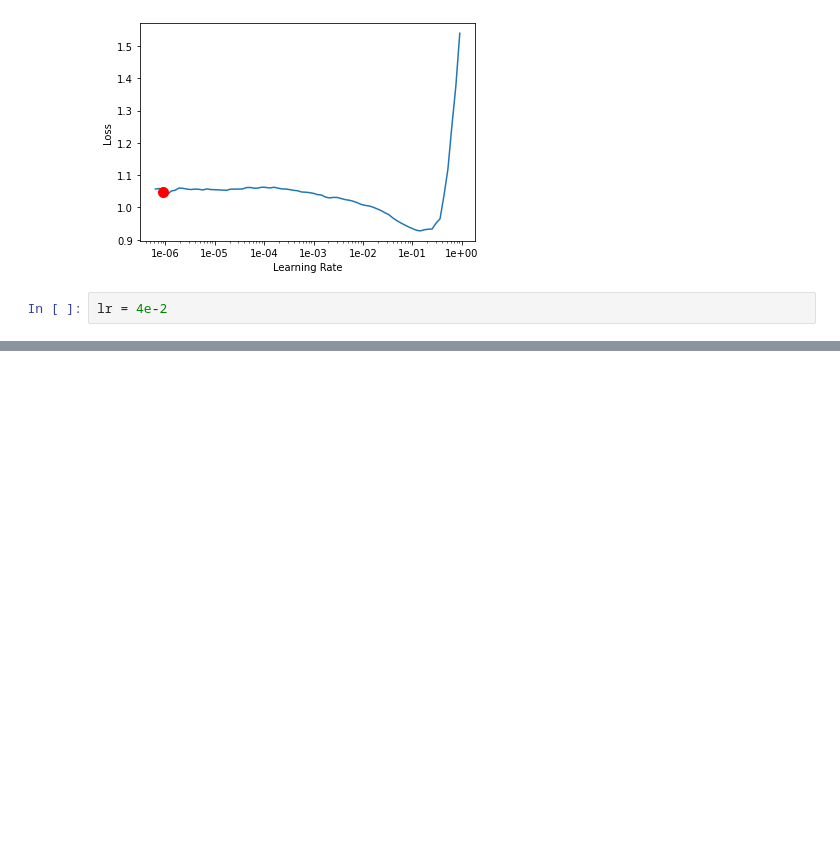
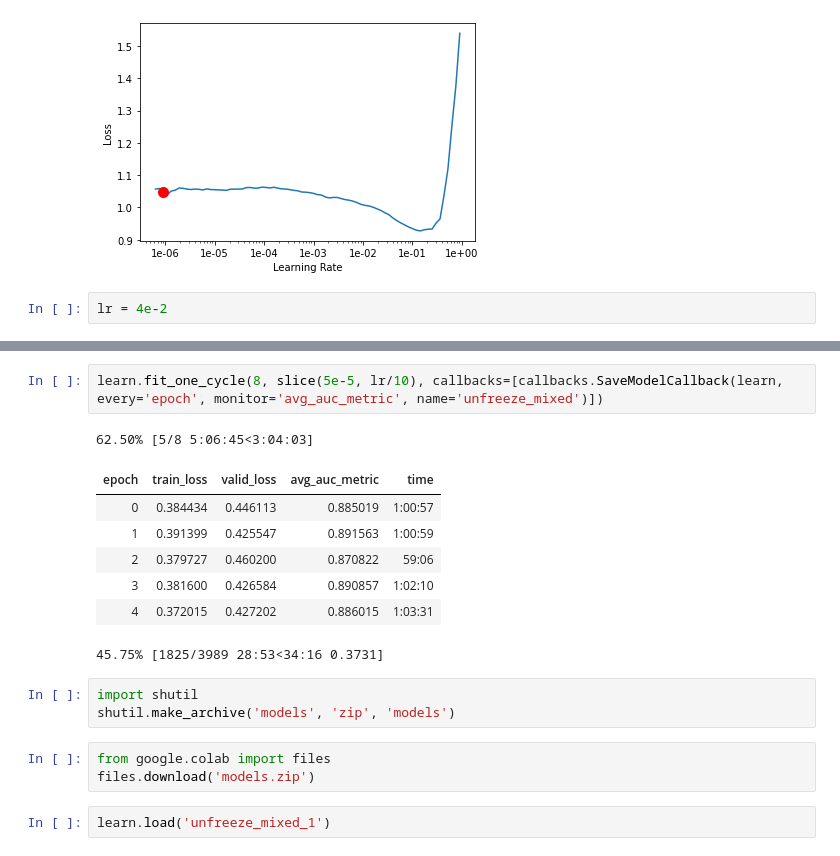
Before and after one commit to SurajK7/ChestAI, a Jupyter notebook: Baseline_U_Mixed.ipynb, the cells around one changed output, grey strips where cells are left out. Cells and saved outputs as stored; diff of their text form; blank space fills up the shorter version.

```diff
--- a/Baseline_U_Mixed.ipynb
+++ b/Baseline_U_Mixed.ipynb
@@ -67,0 +102,19 @@ validation_eval(learn)
+# %%
+learn.fit_one_cycle(8, slice(5e-5, lr/10), callbacks=[callbacks.SaveModelCallback(learn, every='epoch', monitor='avg_auc_metric', name='unfreeze_mixed')])
+# %% [output]
+62.50% [5/8 5:06:45<3:04:03]
+| epoch | train_loss | valid_loss | avg_auc_metric | time |
+| 0 | 0.384434 | 0.446113 | 0.885019 | 1:00:57 |
+| 1 | 0.391399 | 0.425547 | 0.891563 | 1:00:59 |
+| 2 | 0.379727 | 0.460200 | 0.870822 | 59:06 |
+| 3 | 0.381600 | 0.426584 | 0.890857 | 1:02:10 |
+| 4 | 0.372015 | 0.427202 | 0.886015 | 1:03:31 |
+45.75% [1825/3989 28:53<34:16 0.3731]
+# %%
+import shutil
+shutil.make_archive('models', 'zip', 'models')
+# %%
+from google.colab import files
+files.download('models.zip')
+# %%
+learn.load('unfreeze_mixed_1')
```
Also changed, not shown: parts of 7 cells of this notebook, 1 other file.
